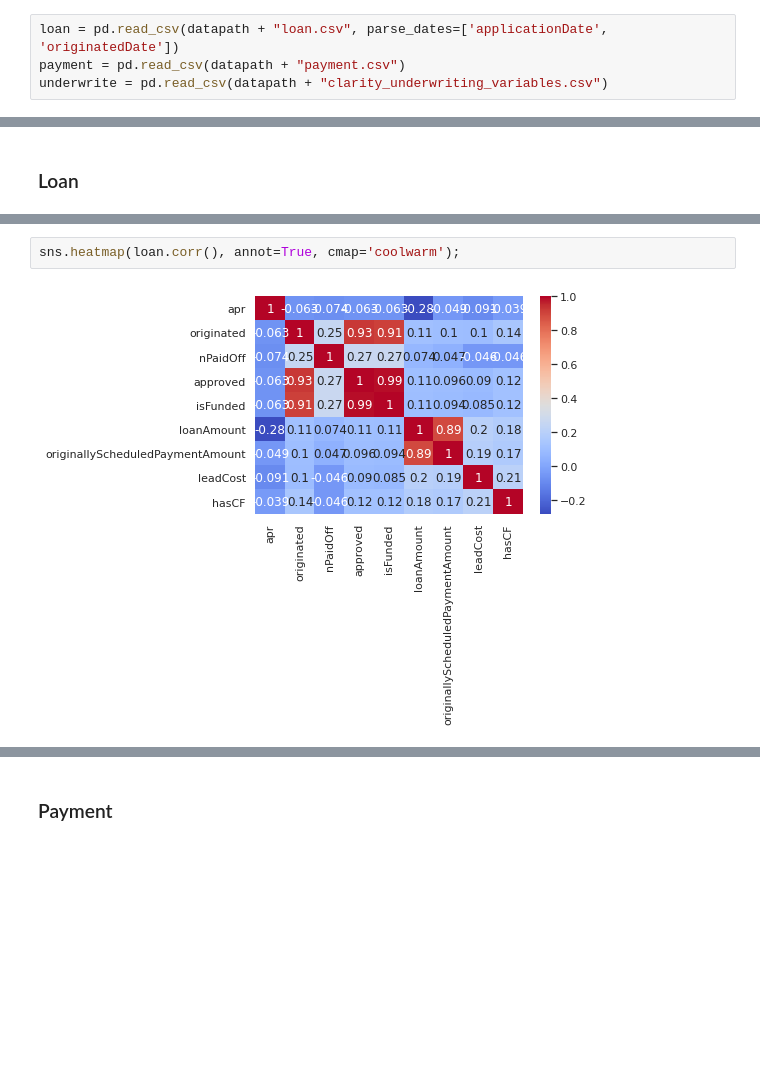
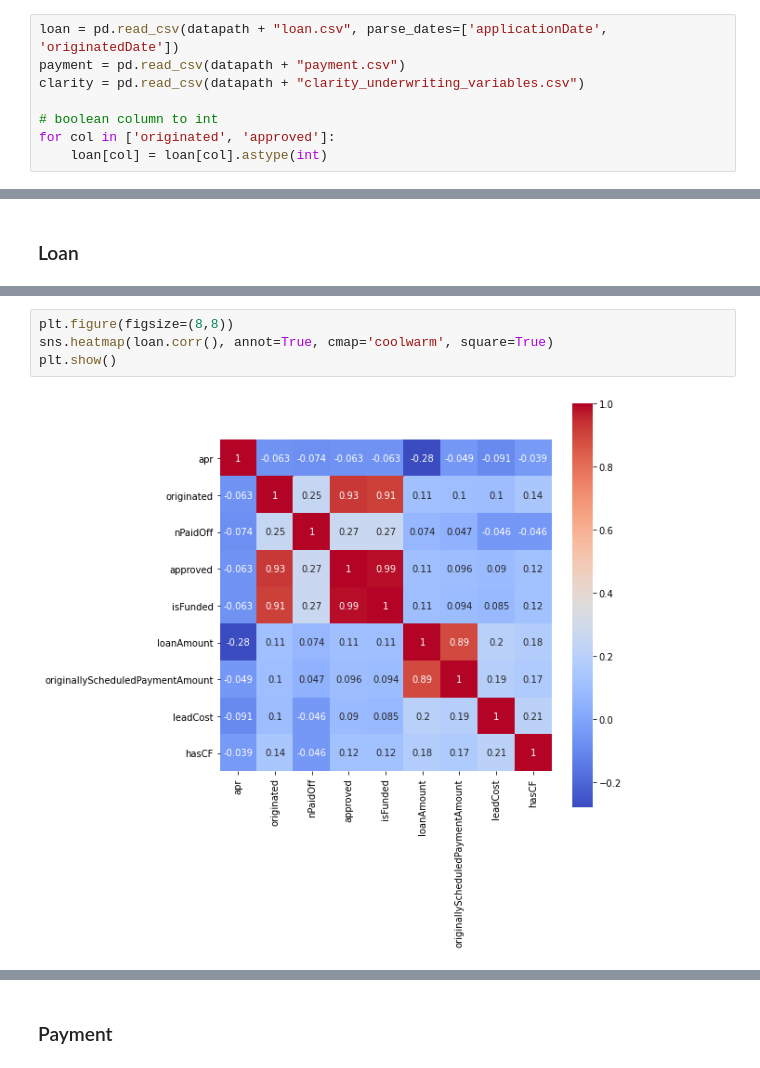
Before and after one commit to xunweiyee/loan_repayment, a Jupyter notebook: exploration.ipynb, the cells around one changed output, grey strips where cells are left out. Cells and saved outputs as stored; diff of their text form; blank space fills up the shorter version.

```diff
--- a/exploration.ipynb
+++ b/exploration.ipynb
@@ -11,4 +12,8 @@ datapath = os.path.join("data", "")
 # %%
 loan = pd.read_csv(datapath + "loan.csv", parse_dates=['applicationDate', 'originatedDate'])
 payment = pd.read_csv(datapath + "payment.csv")
-underwrite = pd.read_csv(datapath + "clarity_underwriting_variables.csv")
+clarity = pd.read_csv(datapath + "clarity_underwriting_variables.csv")
+
+# boolean column to int
+for col in ['originated', 'approved']:
+    loan[col] = loan[col].astype(int)
@@ -87,4 +101,6 @@ loan.plot.box(rot=90)
 # %%
-sns.heatmap(loan.corr(), annot=True, cmap='coolwarm');
+plt.figure(figsize=(8,8))
+sns.heatmap(loan.corr(), annot=True, cmap='coolwarm', square=True)
+plt.show()
 # %% [output]
-[figure, old version]
+[figure, new version]
```
Also changed, not shown: parts of 60 cells of this notebook, 1 other file.
